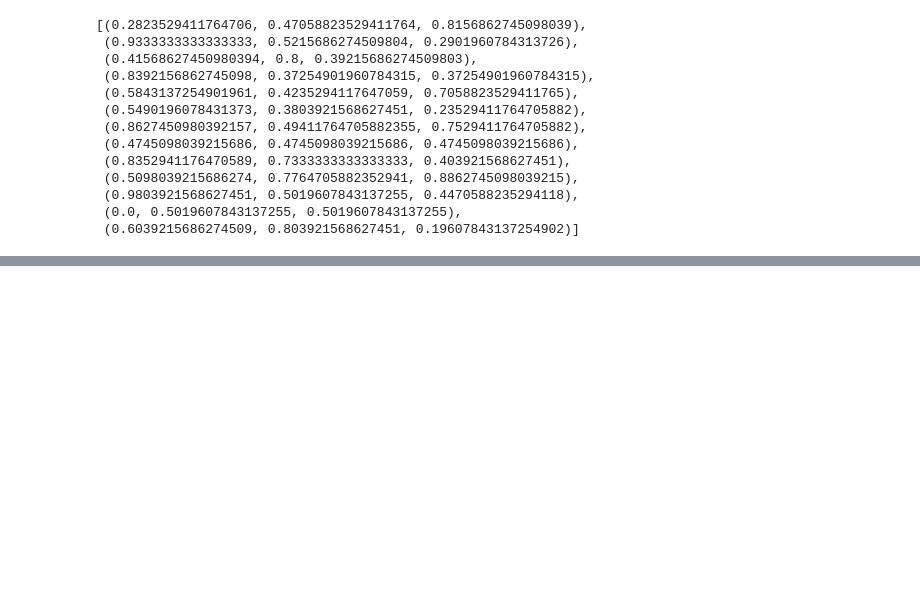
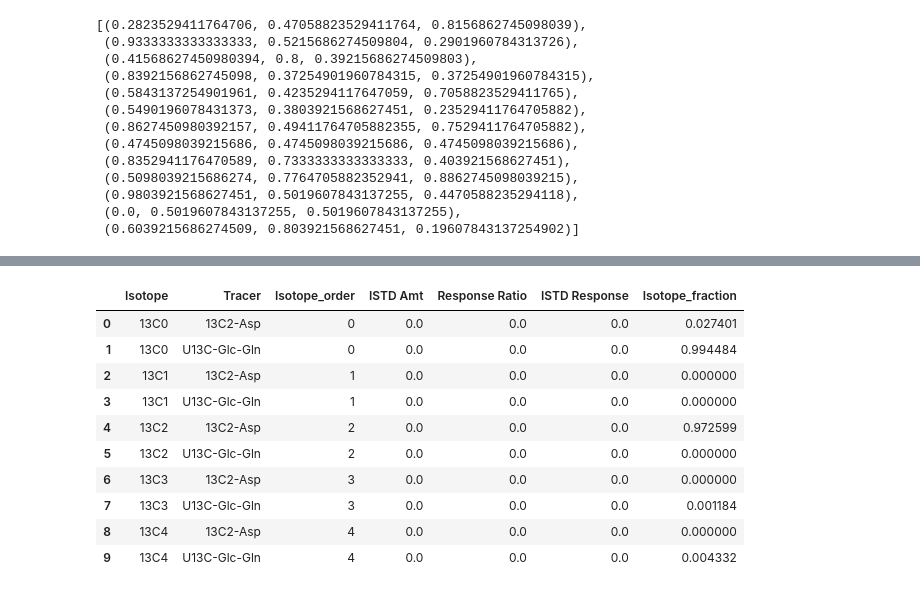
Before and after one commit to krdav/lab-work, a Jupyter notebook: HT1080-GOT-DKO_characterization/13C-tracing/data_wrangler.ipynb, the cells around one changed output, grey strips where cells are left out. Cells and saved outputs as stored; diff of their text form; code cells hidden in the pictures; blank space fills up the shorter version.

```diff
--- a/HT1080-GOT-DKO_characterization/13C-tracing/data_wrangler.ipynb
+++ b/HT1080-GOT-DKO_characterization/13C-tracing/data_wrangler.ipynb
@@ -308,0 +301,14 @@ for base in list(set(metab_names_mes)):
+# %%
+metab_dict_mes_mean['Asparagine']
+# %% [output]
+|  | Isotope | Tracer | Isotope_order | ISTD Amt | Response Ratio | ISTD Response | Isotope_fraction |
+| 0 | 13C0 | 13C2-Asp | 0 | 0.0 | 0.0 | 0.0 | 0.027401 |
+| 1 | 13C0 | U13C-Glc-Gln | 0 | 0.0 | 0.0 | 0.0 | 0.994484 |
+| 2 | 13C1 | 13C2-Asp | 1 | 0.0 | 0.0 | 0.0 | 0.000000 |
+| 3 | 13C1 | U13C-Glc-Gln | 1 | 0.0 | 0.0 | 0.0 | 0.000000 |
+| 4 | 13C2 | 13C2-Asp | 2 | 0.0 | 0.0 | 0.0 | 0.972599 |
+| 5 | 13C2 | U13C-Glc-Gln | 2 | 0.0 | 0.0 | 0.0 | 0.000000 |
+| 6 | 13C3 | 13C2-Asp | 3 | 0.0 | 0.0 | 0.0 | 0.000000 |
+| 7 | 13C3 | U13C-Glc-Gln | 3 | 0.0 | 0.0 | 0.0 | 0.001184 |
+| 8 | 13C4 | 13C2-Asp | 4 | 0.0 | 0.0 | 0.0 | 0.000000 |
+| 9 | 13C4 | U13C-Glc-Gln | 4 | 0.0 | 0.0 | 0.0 | 0.004332 |
```
Also changed, not shown: parts of 8 cells of this notebook, 22 other files.
